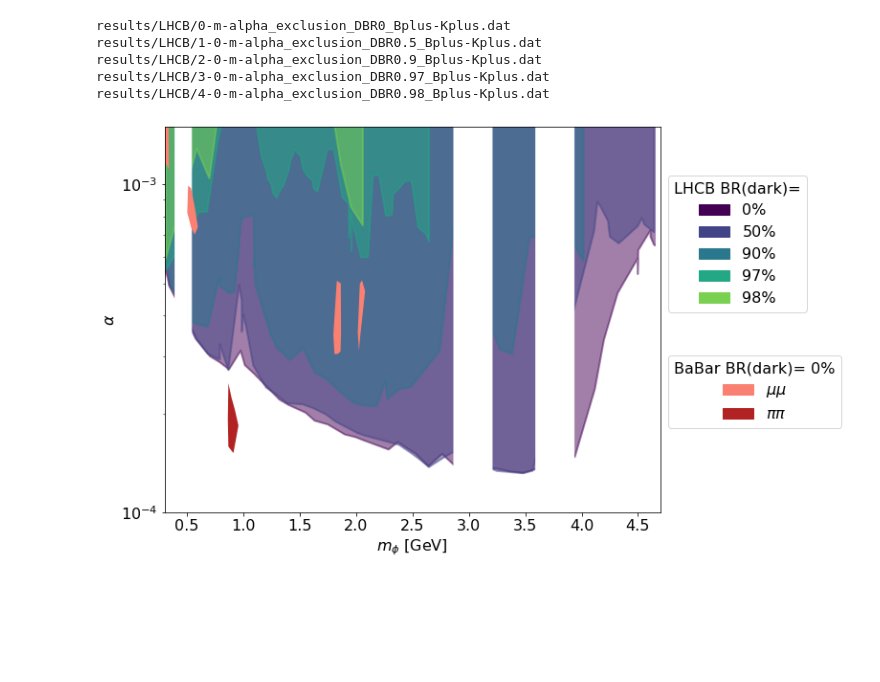
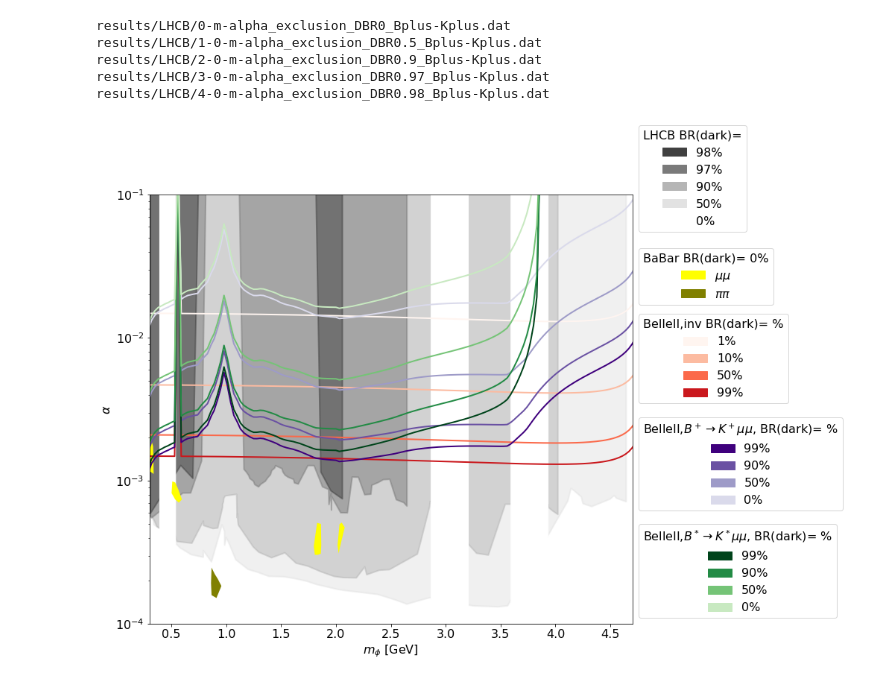
Before and after one commit to anasthesia/B-K, a Jupyter notebook: Combined_bounds.ipynb, the cells around one changed output. Cells and saved outputs as stored; diff of their text form; code cells hidden in the pictures; blank space fills up the shorter version.

Commit message:
BelleII plots added

```diff
--- a/Combined_bounds.ipynb
+++ b/Combined_bounds.ipynb
@@ -66,55 +100,97 @@ def plotWhiteRegions(yupper):
     m=np.linspace(0.2,5,num=100);
     plt.fill_between(m,whiteregions(m),yupper,color="white",zorder=1)
 # %%
-fig=plt.figure(figsize=(12, 7))
+fig=plt.figure(figsize=(15, 10))
 ax  = fig.add_subplot(111)
 ax.set_position([0.1,0.1,0.6,0.8])
 
-plotFromFolder("results/LHCB",False,"fill",cm.viridis,2)
-plotWhiteRegions(10**(-2))
+#LHCB plots
+plotFromFolder("results/LHCB",False,"fill",cm.Greys,2)
+plotWhiteRegions(10**(0))
+
+
 
 babarFolder="results/BaBar/"
-mucolor="salmon"
-picolor="firebrick"
+belleIIFoder="results/BelleII/"
 
+mucolor="yellow"
+picolor="olive"
+
+#BaBar plots
 plotGen(babarFolder+"0-0-m-alpha_exclusion_DBR0_BaBar_mumu.dat","polygon", mucolor,1)
 plotGen(babarFolder+"0-1-m-alpha_exclusion_DBR0_BaBar_mumu.dat","polygon", mucolor,1)
 plotGen(babarFolder+"0-2-m-alpha_exclusion_DBR0_BaBar_mumu.dat","polygon", mucolor,1)
 plotGen(babarFolder+"0-3-m-alpha_exclusion_DBR0_BaBar_mumu.dat","polygon", mucolor,1)
 plotGen(babarFolder+"1-m-alpha_exclusion_DBR0_BaBar_pipi.dat","polygon", picolor,1)
 
+
+
 ax.set_xlim( (0.3, 4.7))
-ax.set_ylim((10**(-4),1.5*10**(-3)))
+ax.set_ylim((10**(-4),1*10**(-1)))
 
 #plt.title(''.format(i))
 ax.set_xlabel('$m_\\phi$ [GeV]')
 ax.set_ylabel('$\\alpha$')
 
 ax.set_yscale("log")
 
 
-patch0 = mpatches.Patch(color=usedcolors[0], label='0%')
-patch1 = mpatches.Patch(color=usedcolors[1], label='50%')
+patch0 = mpatches.Patch(color=usedcolors[4], label='98%')
+patch1 = mpatches.Patch(color=usedcolors[3], label='97%')
 patch2 = mpatches.Patch(color=usedcolors[2], label='90%')
-patch3 = mpatches.Patch(color=usedcolors[3], label='97%')
-patch4 = mpatches.Patch(color=usedcolors[4], label='98%')
+patch3 = mpatches.Patch(color=usedcolors[1], label='50%')
+patch4 = mpatches.Patch(color=usedcolors[0], label='0%')
 
 patch5 = mpatches.Patch(color=mucolor, label='$\\mu \\mu$')
 patch6 = mpatches.Patch(color=picolor, label='$\\pi \\pi$')
 
 
 babarLegend=plt.legend(handles=[patch5,patch6],loc='lower left',\
-           bbox_to_anchor=(1, 0.2, 0.5, 2),title="BaBar BR(dark)= 0%")
+           bbox_to_anchor=(1, 0.73, 0.5, 2),title="BaBar BR(dark)= 0%")
+plt.gca().add_artist(babarLegend)
+
+# BelleII B->K inv plots
+plotFromFile(belleIIFoder+"RchiInv_sens0.22.dat",1,[1,2,3,5],"line",cm.Reds,2)
+patch0BelleII = mpatches.Patch(color=usedcolors[0], label='1%')
+patch1BelleII = mpatches.Patch(color=usedcolors[1], label='10%')
+patch2BelleII = mpatches.Patch(color=usedcolors[2], label='50%')
+patch3BelleII = mpatches.Patch(color=usedcolors[3], label='99%')
+
+belleIILegendInv=plt.legend(handles=[patch0BelleII,patch1BelleII,patch2BelleII,patch3BelleII],loc='lower left',\
+           bbox_to_anchor=(1, 0.5, 0.5, 2),title="BelleII,inv BR(dark)= %")
+plt.gca().add_artist(belleIILegendInv)
+
+#BelleII B+->K+mumu plots
+plotFromFile(belleIIFoder+"RchiBtoKmumu_sens0.2.dat",1,[1,2,3,4],"line",cm.Purples_r,2)
+patch4BelleII = mpatches.Patch(color=usedcolors[0], label='99%')
+patch5BelleII = mpatches.Patch(color=usedcolors[1], label='90%')
+patch6BelleII = mpatches.Patch(color=usedcolors[2], label='50%')
+patch7BelleII = mpatches.Patch(color=usedcolors[3], label='0%')
+
+belleIILegendBKplus=plt.legend(handles=[patch4BelleII,patch5BelleII,patch6BelleII,patch7BelleII],loc='lower left',\
+           bbox_to_anchor=(1, 0.25, 0.3, 2),title="BelleII,$B^+\\rightarrow K^+ \\mu \\mu$, BR(dark)= %")
+plt.gca().add_artist(belleIILegendBKplus)
+
+#BelleII B*->K*mumu plots
+plotFromFile(belleIIFoder+"RchiStarBtoKmumu_sens0.2.dat",1,[1,2,3,4],"line",cm.Greens_r,2)
+patch8BelleII = mpatches.Patch(color=usedcolors[0], label='99%')
+patch9BelleII = mpatches.Patch(color=usedcolors[1], label='90%')
+patch10BelleII = mpatches.Patch(color=usedcolors[2], label='50%')
+patch11BelleII = mpatches.Patch(color=usedcolors[3], label='0%')
+
+belleIILegendBKplus=plt.legend(handles=[patch8BelleII,patch9BelleII,patch10BelleII,patch11BelleII],loc='lower left',\
+           bbox_to_anchor=(1, 0, 0.3, 2),title="BelleII,$B^*\\rightarrow K^* \\mu \\mu$, BR(dark)= %")
+plt.gca().add_artist(belleIILegendBKplus)
+
 
 ax.legend(handles=[patch0,patch1,patch2,patch3,patch4],loc='lower left',\
-           bbox_to_anchor=(1, 0.5, 0.5, 1),title="LHCB BR(dark)=")
-plt.gca().add_artist(babarLegend)
+           bbox_to_anchor=(1, 0.9, 0.5, 1),title="LHCB BR(dark)=")
 
-fig.savefig('./results/m-alpha_combined.png')
+#fig.savefig('./results/m-alpha_combined+Belle.png')
 # %% [output]
 results/LHCB/0-m-alpha_exclusion_DBR0_Bplus-Kplus.dat
 results/LHCB/1-0-m-alpha_exclusion_DBR0.5_Bplus-Kplus.dat
 results/LHCB/2-0-m-alpha_exclusion_DBR0.9_Bplus-Kplus.dat
 results/LHCB/3-0-m-alpha_exclusion_DBR0.97_Bplus-Kplus.dat
 results/LHCB/4-0-m-alpha_exclusion_DBR0.98_Bplus-Kplus.dat
-[figure, old version]
+[figure, new version]
```
Also changed, not shown: parts of 1 cell of this notebook.
